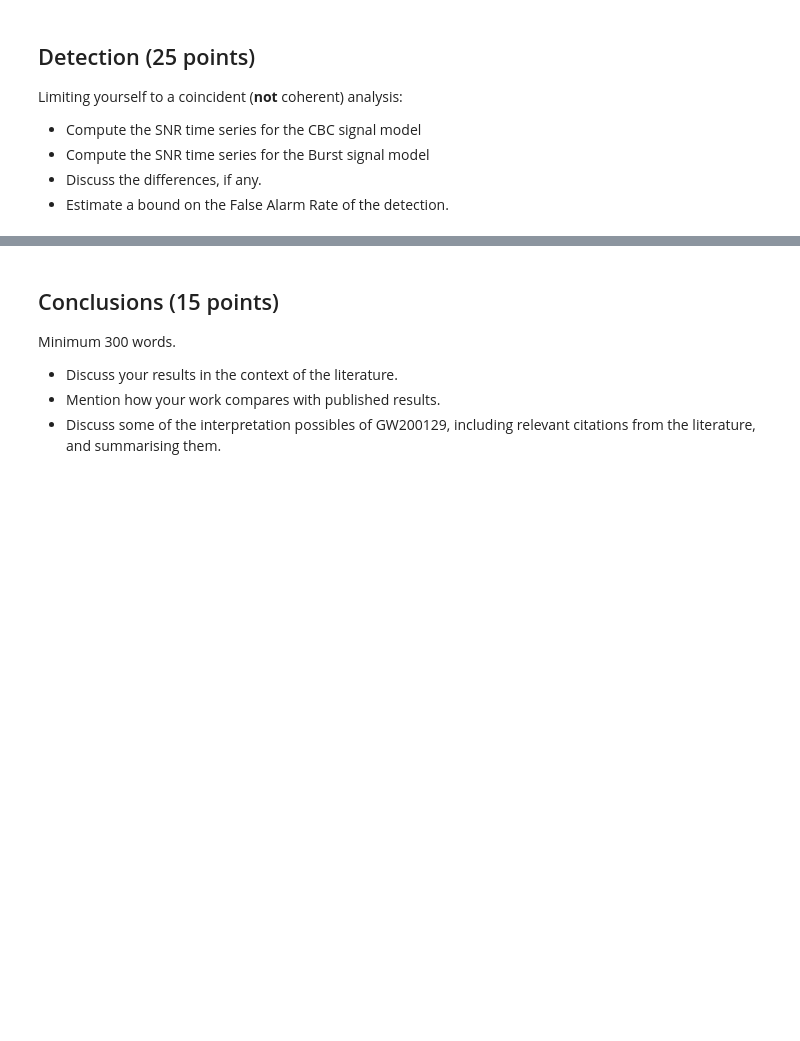
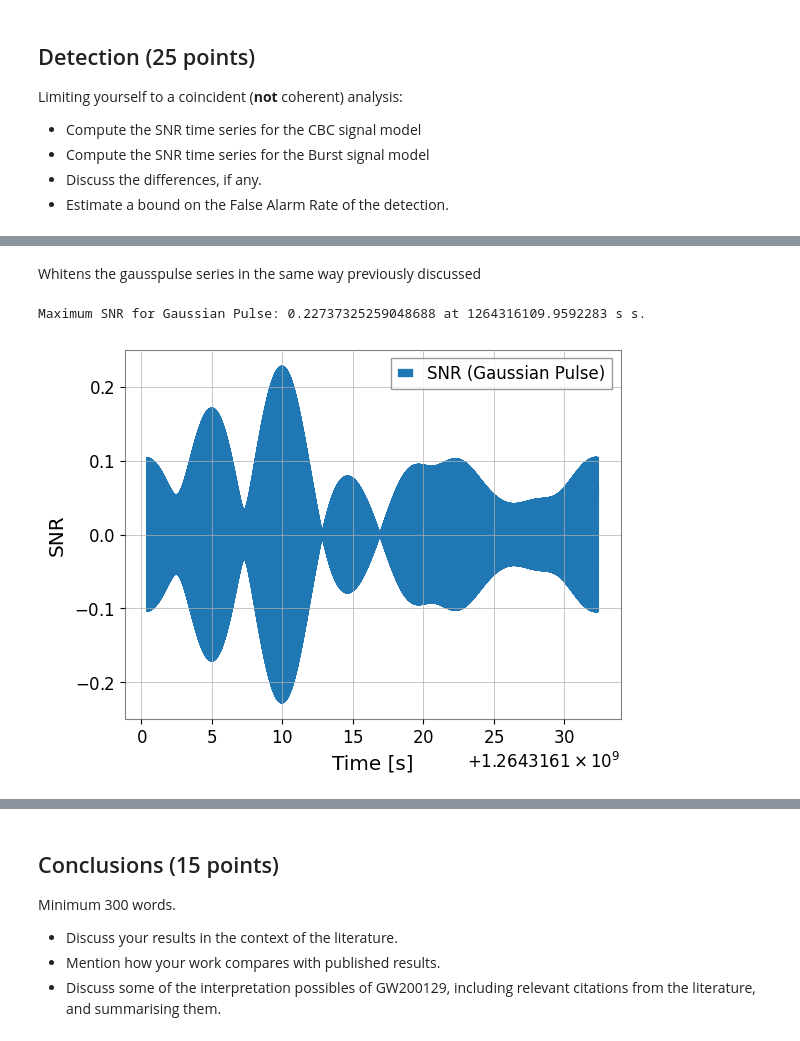
Before and after one commit to hjornskar-ctrl/dim-clem, a Jupyter notebook: final_project.ipynb, the cells around one changed output, grey strips where cells are left out. Cells and saved outputs as stored; diff of their text form; code cells hidden in the pictures; blank space fills up the shorter version.

```diff
--- a/final_project.ipynb
+++ b/final_project.ipynb
@@ -365,0 +328,47 @@ Moving to a **coherent** analysis:
+# %%
+from gwpy.timeseries import TimeSeries
+
+# Convert to TimeSeries (use the same sample rate as strain_H1)
+gaussian_pulse_series = TimeSeries(gaussian_pulse_manual, dt=strain_H1.dt.value)
+gaussian_pulse_series *= 7.6e-19  # Scale up to match GW strain levels
+
+
+#gaussian_pulse_series = np.nan_to_num(gaussian_pulse_series, nan=0.0)
+
+
+#gaussian_pulse_series = np.max(np.abs(gaussian_pulse_series))  # Normalize
+#gaussian_pulse_series *= 1e21  # Scale up to match GW strain levels
+# %%
+gaussian_white = gaussian_pulse_series.whiten(fftlength=4, overlap=2, window=('tukey', 1./4.))
+# %% [markdown]
+Whitens the gausspulse series in the same way previously discussed
+# %%
+gaussian_f = gaussian_white.average_fft(window=('tukey', 1./4.)) * (gaussian_white.duration / 2)
+# %%
+# Ensure PSD matches the frequency resolution
+Pxx_H1_interp = Pxx_H1.interpolate(gaussian_f.df.value)
+
+# Compute the matched filter SNR
+optimal_gaussian = strain_H1_32.average_fft(window=('tukey', 1./4.)) * gaussian_f.conjugate() / Pxx_H1_interp
+opt_time_gaussian = 2 * optimal_gaussian.ifft() * (optimal_gaussian.df * 2)
+
+# Compute sigma^2 (Equation 7.49)
+sigma_sq_gaussian = 4 * np.real((gaussian_f * gaussian_f.conjugate() / Pxx_H1_interp).sum() * gaussian_f.df)
+sigma_gaussian = np.sqrt(np.abs(sigma_sq_gaussian))
+
+# Final SNR time series
+SNR_gaussian = opt_time_gaussian / sigma_gaussian
+# %%
+SNRmax_gaussian = SNR_gaussian.max().value
+time_max_gaussian = SNR_gaussian.times[SNR_gaussian.argmax()]
+
+print(f"Maximum SNR for Gaussian Pulse: {SNRmax_gaussian} at {time_max_gaussian} s.")
+
+plt.plot(SNR_gaussian.times, SNR_gaussian, label="SNR (Gaussian Pulse)")
+plt.xlabel("Time [s]")
+plt.ylabel("SNR")
+plt.legend()
+plt.show()
+# %% [output]
+Maximum SNR for Gaussian Pulse: 0.22737325259048688 at 1264316109.9592283 s s.
+[figure, added]
```
Also changed, not shown: parts of 119 cells of this notebook.
